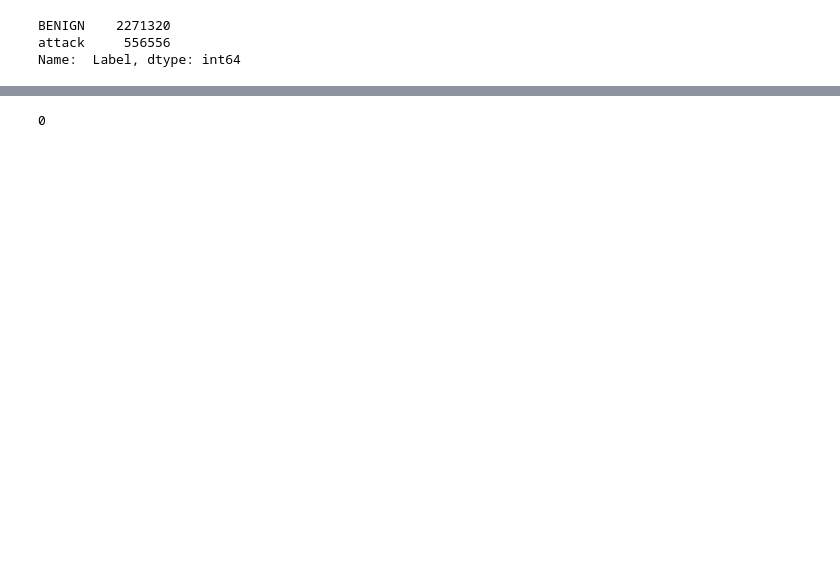
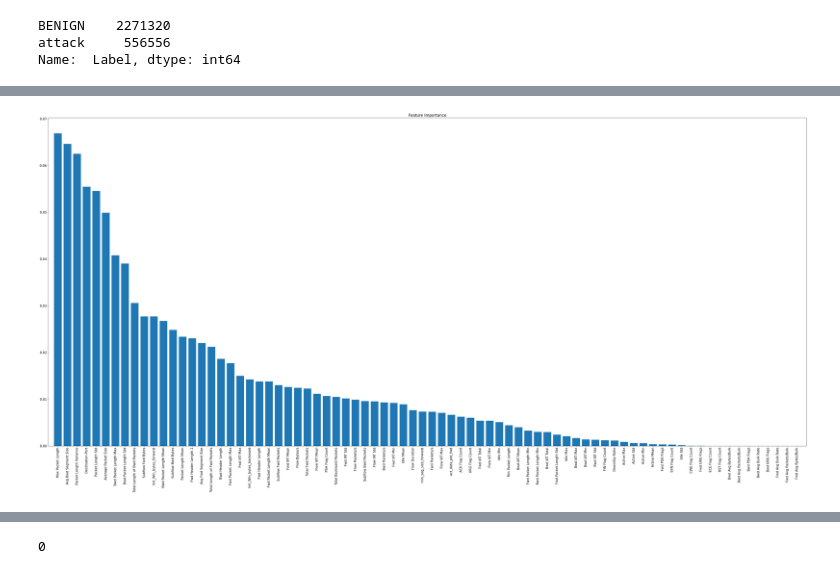
Before and after one commit to kahre96/master_IDS_ML, a Jupyter notebook: 2017_RL.ipynb, the cells around one changed output, grey strips where cells are left out. Drawn from its saved outputs; the diff is of its cells as text; code cells hidden in the pictures; blank space fills up the shorter version.

```diff
--- a/2017_RL.ipynb
+++ b/2017_RL.ipynb
@@ -59,0 +45,3 @@ del dataset
+# %%
+df = pd.read_pickle("s_clean_2017CIC.pickle")
+df.head()
@@ -131,0 +81,22 @@ model.evaluate(x_test,y_test)
+# %%
+from sklearn.ensemble import RandomForestClassifier
+import numpy as np
+
+feat_labels = df.columns[:-1]
+
+forest = RandomForestClassifier(random_state=42)
+
+forest.fit(df.iloc[:,:-1].values,df.iloc[:,-1].values)
+importances = forest.feature_importances_
+
+indices = np.argsort(importances)[::-1]
+
+#removed_feature = feat_labels[indices[df.shape[1]-2]]
+#print(f"Removed feature: {removed_feature}  {importances[indices[df.shape[1]-2]]}")
+#del df[feat_labels[indices[df.shape[1]-2]]]
+
+
+for f in range(df.shape[1]-1):
+        print("%2d) %-*s %f" % (f + 1, 30,
+                                feat_labels[indices[f]],
+                                importances[indices[f]]))
@@ -131,0 +121,16 @@ model.evaluate(x_test,y_test)
+# %%
+plt.figure(figsize = (50,25))
+plt.rc('font', size=15)
+plt.title('Feature Importance')
+plt.bar(range(df.shape[1]-1),
+        importances[indices],
+        align='center')
+
+plt.xticks(range(df.shape[1]-1),
+           feat_labels[indices], rotation=90)
+plt.xlim([-1, df.shape[1]-1])
+plt.tight_layout()
+#plt.savefig('images/04_09.png', dpi=300)
+plt.show()
+# %% [output]
+[figure, added]
```
Also changed, not shown: parts of 35 cells of this notebook, 1 other file.
